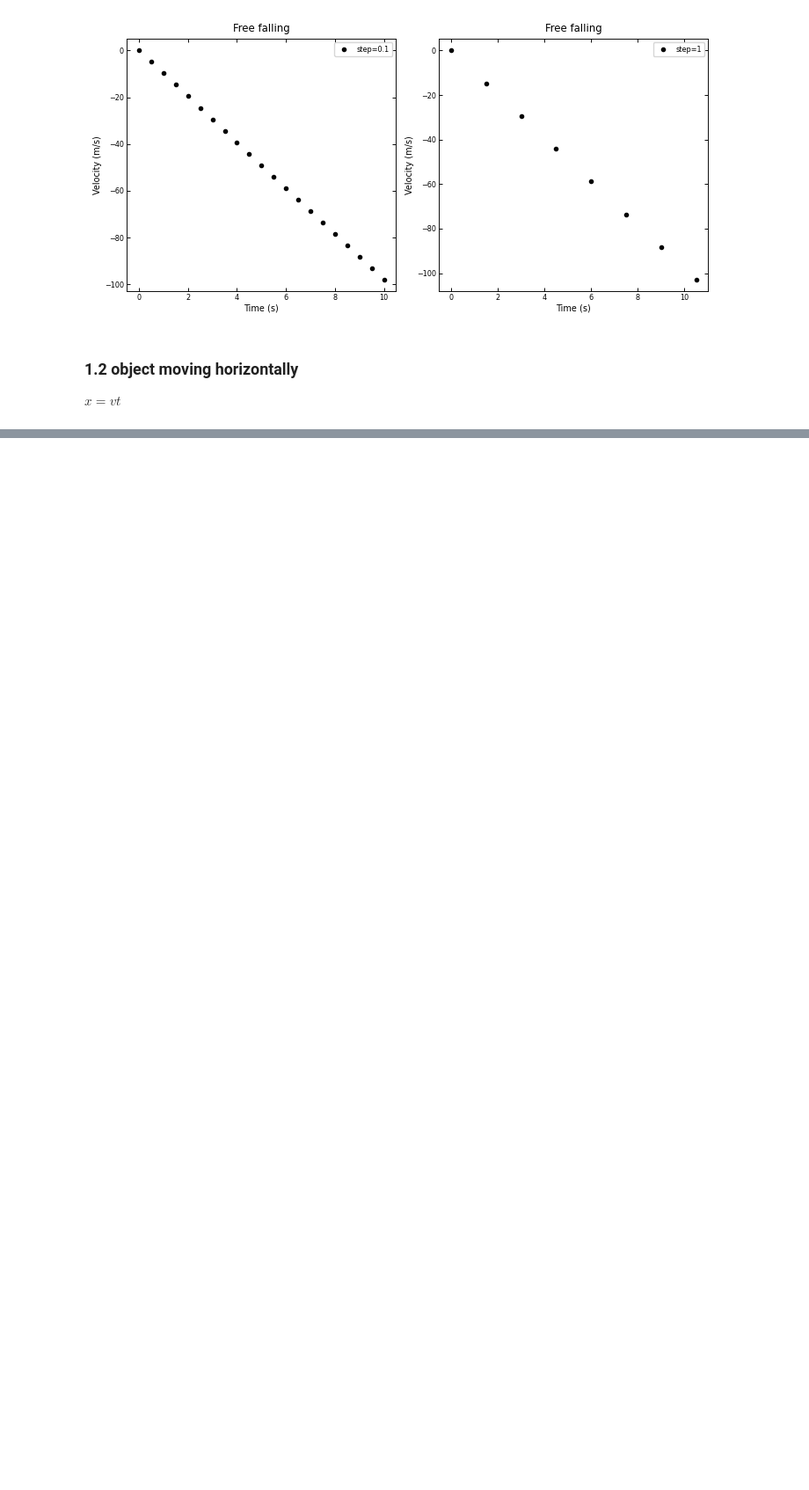
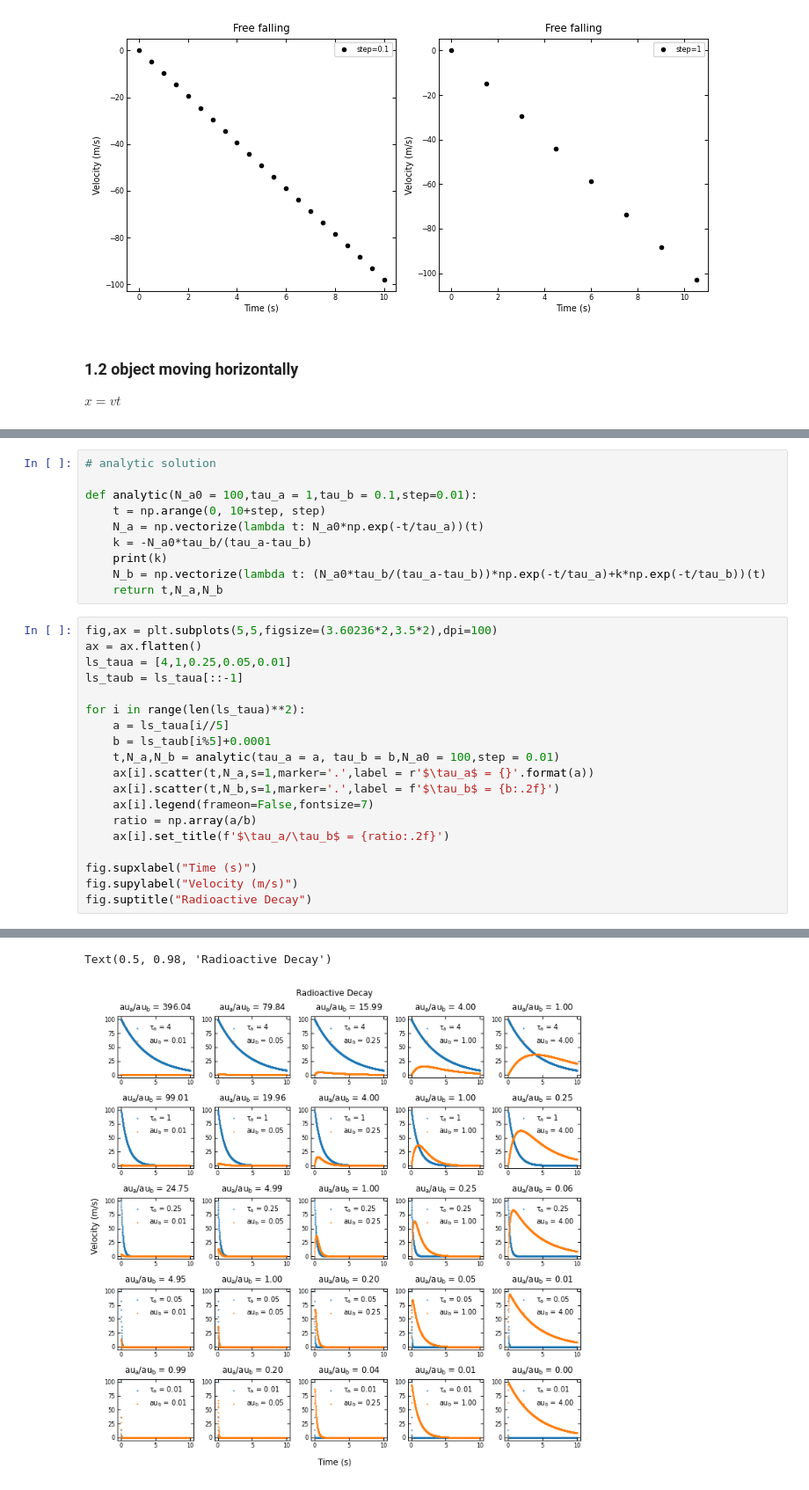
Before and after one commit to AdamZh0u/P007-Comp-Phy, a Jupyter notebook: src/Chp01-Numerical.ipynb, the cells around one changed output, grey strips where cells are left out. Shown at 88% size. Drawn from its saved outputs; the diff is of its cells as text; blank space fills up the shorter version.

```diff
--- a/src/Chp01-Numerical.ipynb
+++ b/src/Chp01-Numerical.ipynb
@@ -109,0 +196,30 @@ $x = v t$
+# %%
+# analytic solution
+
+def analytic(N_a0 = 100,tau_a = 1,tau_b = 0.1,step=0.01):
+    t = np.arange(0, 10+step, step)
+    N_a = np.vectorize(lambda t: N_a0*np.exp(-t/tau_a))(t)
+    k = -N_a0*tau_b/(tau_a-tau_b)
+    print(k)
+    N_b = np.vectorize(lambda t: (N_a0*tau_b/(tau_a-tau_b))*np.exp(-t/tau_a)+k*np.exp(-t/tau_b))(t)
+    return t,N_a,N_b
+# %%
+fig,ax = plt.subplots(5,5,figsize=(3.60236*2,3.5*2),dpi=100)
+ax = ax.flatten()
+ls_taua = [4,1,0.25,0.05,0.01]
+ls_taub = ls_taua[::-1]
+
+for i in range(len(ls_taua)**2):
+    a = ls_taua[i//5]
+    b = ls_taub[i%5]+0.0001
+    t,N_a,N_b = analytic(tau_a = a, tau_b = b,N_a0 = 100,step = 0.01)
+    ax[i].scatter(t,N_a,s=1,marker='.',label = r'$\tau_a$ = {}'.format(a))
+    ax[i].scatter(t,N_b,s=1,marker='.',label = f'$\tau_b$ = {b:.2f}')
+    ax[i].legend(frameon=False,fontsize=7)
+    ratio = np.array(a/b)
+    ax[i].set_title(f'$\tau_a/\tau_b$ = {ratio:.2f}')
+
+fig.supxlabel("Time (s)")
+fig.supylabel("Velocity (m/s)")
+fig.suptitle("Radioactive Decay")
+# %% [output]
@@ -109,0 +243,2 @@ $x = v t$
+Text(0.5, 0.98, 'Radioactive Decay')
+[figure, added]
```
Also changed, not shown: parts of 10 cells of this notebook.
